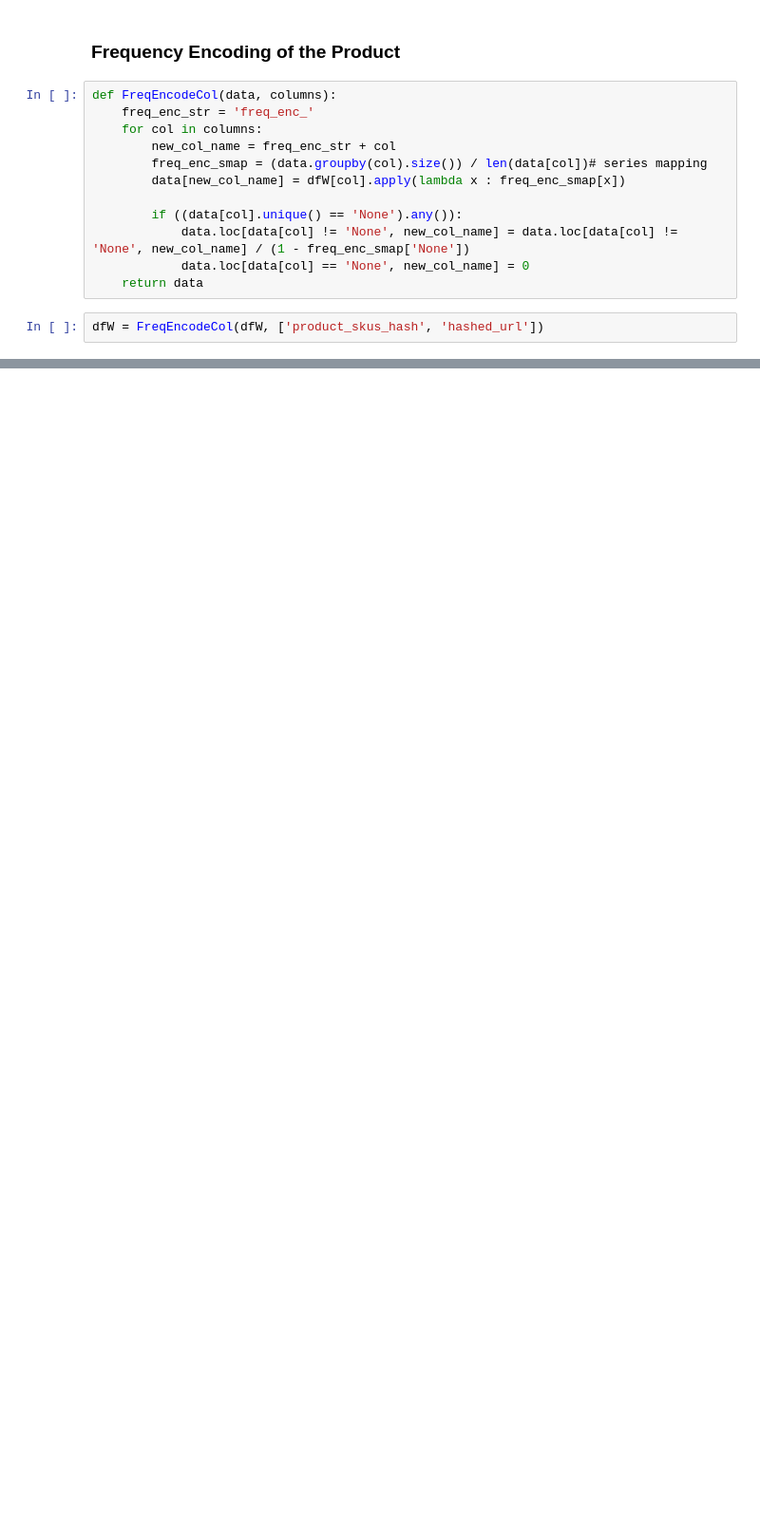
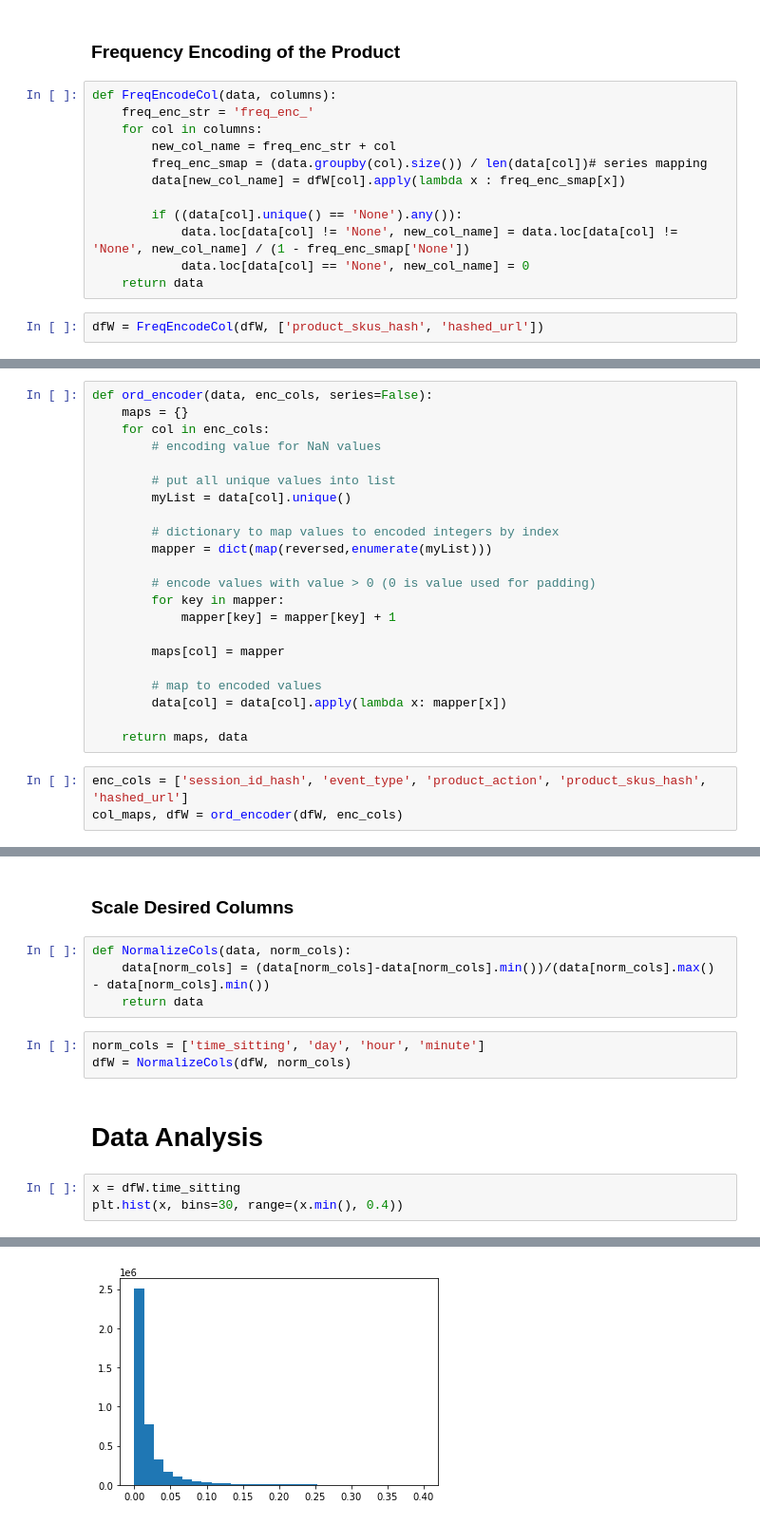
Before and after one commit to jonathanwozny6/ShopperIntentPredictionClickstream, a Jupyter notebook: main.ipynb, the cells around one changed output, grey strips where cells are left out. Shown: that part at 95% size. Cells and saved outputs as stored; diff of their text form; blank space fills up the shorter version.

```diff
--- a/main.ipynb
+++ b/main.ipynb
@@ -325,0 +356,25 @@ dfW
+# %%
+def ord_encoder(data, enc_cols, series=False):
+    maps = {}
+    for col in enc_cols:
+        # encoding value for NaN values
+
+        # put all unique values into list
+        myList = data[col].unique()
+
+        # dictionary to map values to encoded integers by index
+        mapper = dict(map(reversed,enumerate(myList)))
+
+        # encode values with value > 0 (0 is value used for padding)
+        for key in mapper:
+            mapper[key] = mapper[key] + 1
+
+        maps[col] = mapper
+
+        # map to encoded values
+        data[col] = data[col].apply(lambda x: mapper[x])
+
+    return maps, data
+# %%
+enc_cols = ['session_id_hash', 'event_type', 'product_action', 'product_skus_hash', 'hashed_url']
+col_maps, dfW = ord_encoder(dfW, enc_cols)
@@ -325,0 +458,15 @@ dfW
+# %% [markdown]
+### Scale Desired Columns
+# %%
+def NormalizeCols(data, norm_cols):
+    data[norm_cols] = (data[norm_cols]-data[norm_cols].min())/(data[norm_cols].max() - data[norm_cols].min())
+    return data
+# %%
+norm_cols = ['time_sitting', 'day', 'hour', 'minute']
+dfW = NormalizeCols(dfW, norm_cols)
+# %% [markdown]
+# Data Analysis
+# %%
+x = dfW.time_sitting
+plt.hist(x, bins=30, range=(x.min(), 0.4))
+# %% [output]
@@ -325,0 +489 @@ dfW
+[figure, added]
```
Also changed, not shown: parts of 101 cells of this notebook.
